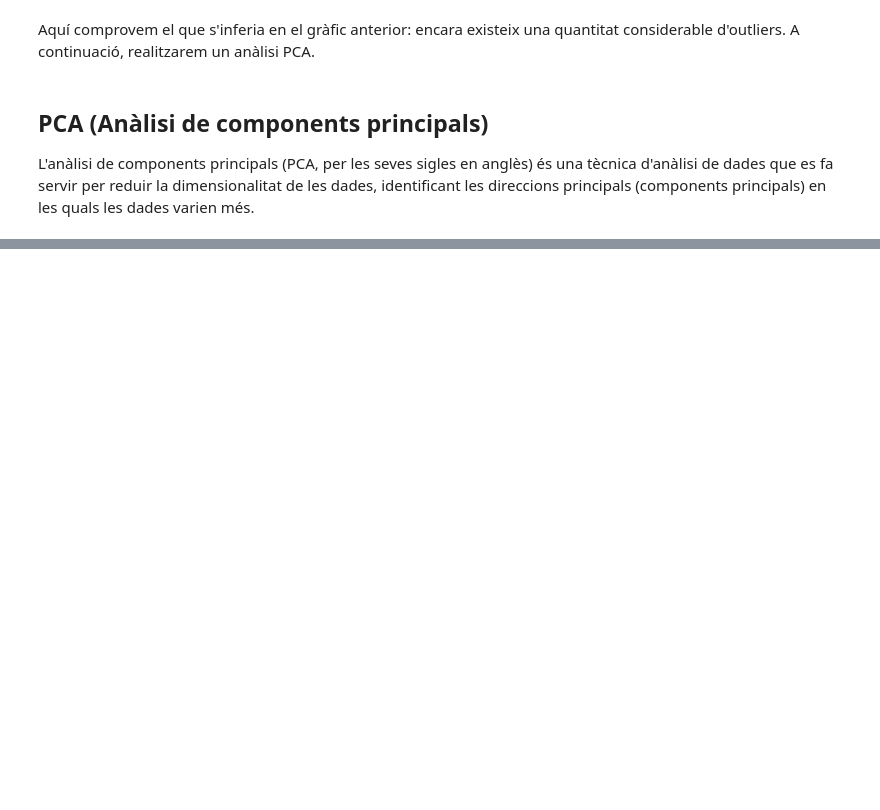
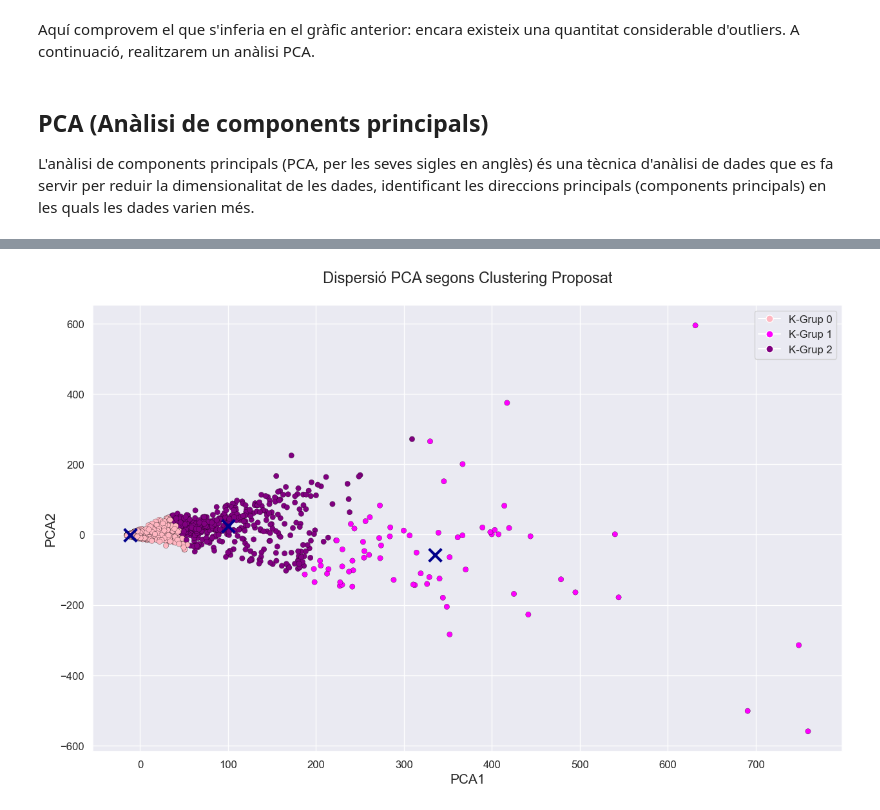
Before and after one commit to edaimon/ML_unsupervised, a Jupyter notebook: T8.1.ipynb, the cells around one changed output, grey strips where cells are left out. Saved outputs shown, nothing was run; the diff lists cells and outputs as text; code cells hidden in the pictures; blank space fills up the shorter version.

```diff
--- a/T8.1.ipynb
+++ b/T8.1.ipynb
@@ -633,0 +708,23 @@ Calcula el rendiment del clustering mitjançant un paràmetre com pot ser silhou
+# %%
+from matplotlib.colors import ListedColormap
+
+centr = km.cluster_centers_
+colors = ListedColormap(['#FFB6C1', '#FF00FF', '#800080'])
+punts_legend = [
+    plt.Line2D([0], [0], marker='o', color='w', label='K-Grup 0', markerfacecolor='#FFB6C1', markersize=8),
+    plt.Line2D([0], [0], marker='o', color='w', label='K-Grup 1', markerfacecolor='#FF00FF', markersize=8),
+    plt.Line2D([0], [0], marker='o', color='w', label='K-Grup 2', markerfacecolor='#800080', markersize=8)
+]
+
+plt.figure(figsize=(15, 9))
+plt.scatter(df_pca.iloc[:, 0], df_pca.iloc[:, 1], c=y_pred, cmap=colors, edgecolors='black', linewidths=0.2)
+plt.scatter(centr[:, 0], centr[:, 1], marker='x', s=200, linewidths=3, color='darkblue')
+plt.title('Dispersió PCA segons Clustering Proposat\n', fontsize=17)
+plt.legend(handles=punts_legend, prop={'size': 12})
+plt.xlabel('PCA1', fontsize=15)
+plt.ylabel('PCA2', fontsize=15)
+plt.tick_params(labelsize=12)
+
+plt.show()
+# %% [output]
+[figure, added]
```
Also changed, not shown: parts of 46 cells of this notebook.
